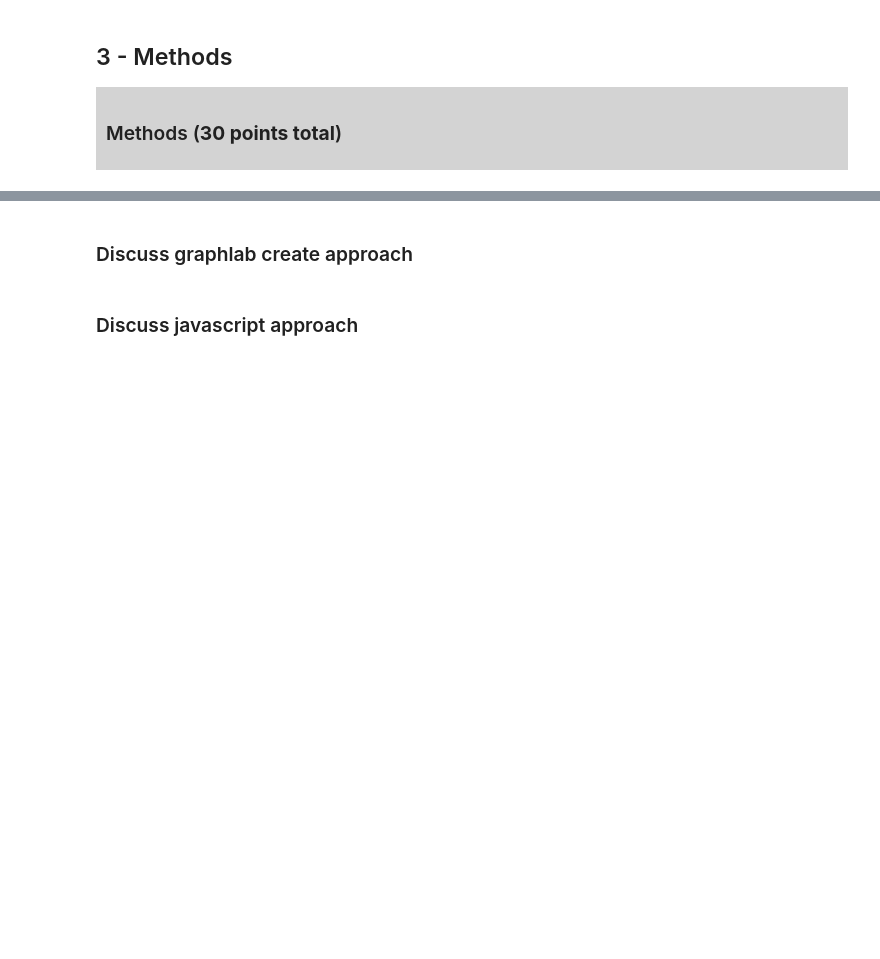
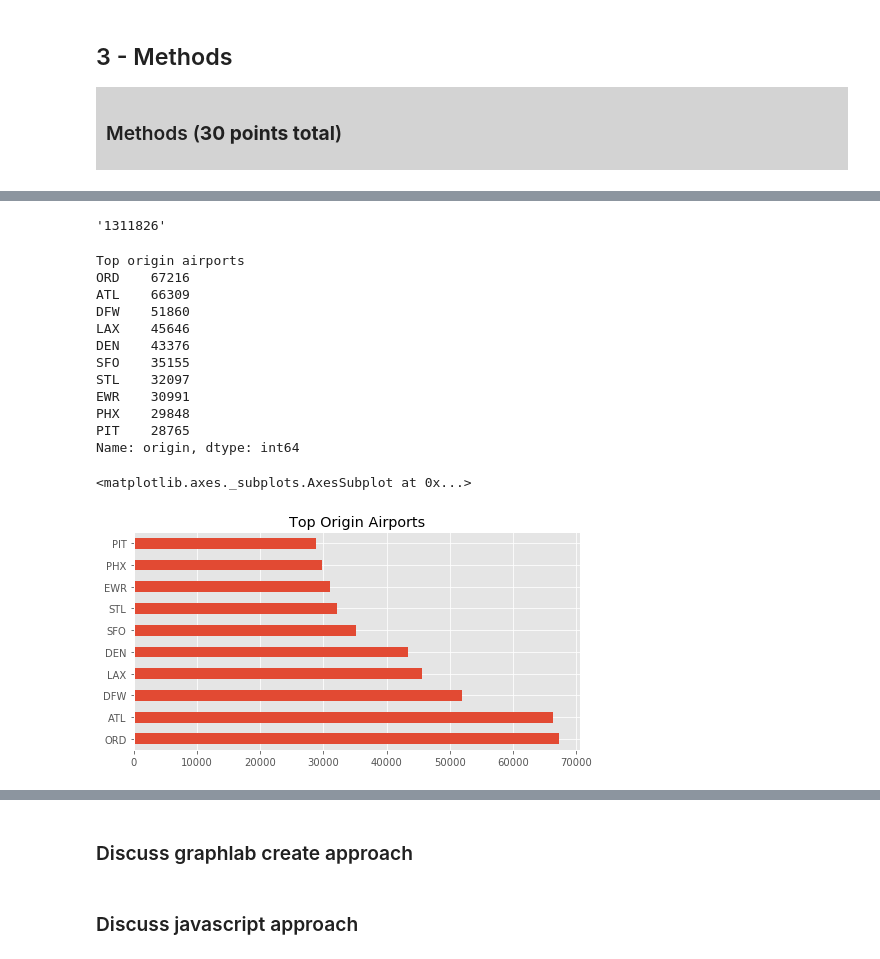
Before and after one commit to elkinst65/QTW_14, a Jupyter notebook: QTW_14_MBaldree_BBrock_TElkins_AKelly.ipynb, the cells around one changed output, grey strips where cells are left out. Drawn from its saved outputs; the diff is of its cells as text; code cells hidden in the pictures; blank space fills up the shorter version.

```diff
--- a/QTW_14_MBaldree_BBrock_TElkins_AKelly.ipynb
+++ b/QTW_14_MBaldree_BBrock_TElkins_AKelly.ipynb
@@ -68,0 +275,15 @@
+# %%
+# drop columns we don't need or want
+df_csv = df_csv.drop(['tailnum', 'actualelapsedtime', 'crselapsedtime', 'airtime', \
+             'taxiin', 'taxiout', 'cancelled', 'cancellationcode', \
+             'diverted', 'carrierdelay', 'weatherdelay', 'nasdelay', \
+             'securitydelay', 'lateaircraftdelay'], axis=1)
+# %%
+# categorize appropriate columns
+
+object_columns = ['uniquecarrier', 'origin', 'dest', 'year', 'month', 'dayofmonth', 'dayofweek']
+for i in object_columns:
+    df_csv[i] = df_csv[i].astype('category')
+
+df_csv = df_csv.categorize()
+df_csv.dtypes
@@ -68,0 +307,30 @@
+# %%
+# shape of dataframe
+
+number_of_items = len(df_csv)
+locale.format('%d', number_of_items, grouping=True)
+# %% [output]
+'1311826'
+# %%
+# Top 10 origin airports
+
+origin_counts = df_csv.origin.value_counts().head(10)
+print('Top origin airports')
+print(origin_counts)
+
+origin_counts.plot(kind='barh', figsize=(8,4), title='Top Origin Airports')
+# %% [output]
+Top origin airports
+ORD    67216
+ATL    66309
+DFW    51860
+LAX    45646
+DEN    43376
+SFO    35155
+STL    32097
+EWR    30991
+PHX    29848
+PIT    28765
+Name: origin, dtype: int64
+<matplotlib.axes._subplots.AxesSubplot at 0x...>
+[figure, added]
```
Also changed, not shown: parts of 49 cells of this notebook, 2 other files.
